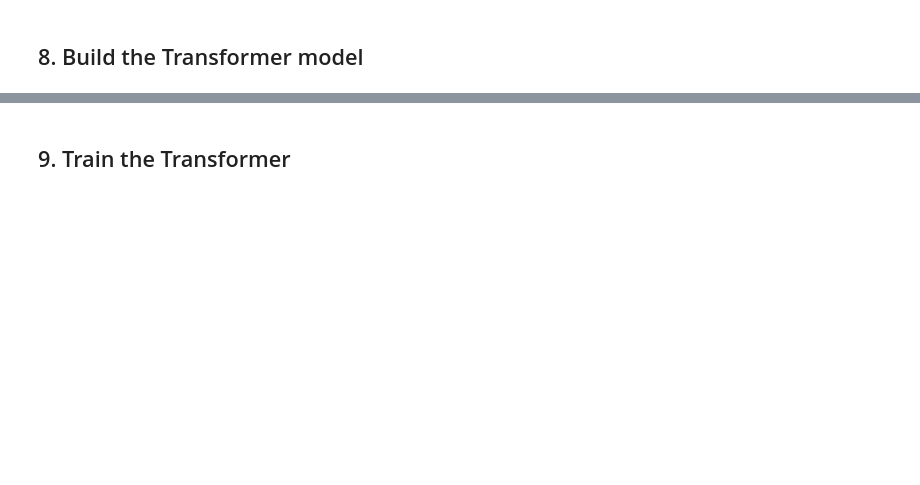
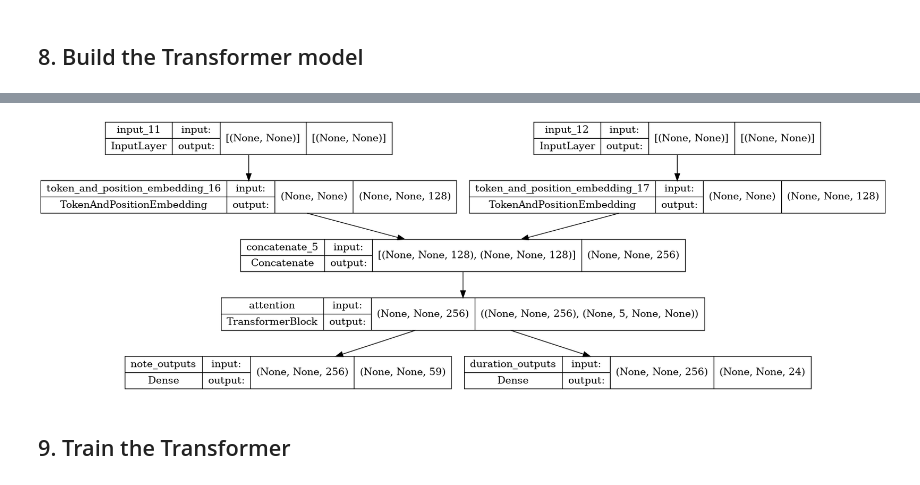
Before and after one commit to davidADSP/Generative_Deep_Learning_2nd_Edition, a Jupyter notebook: notebooks/music/bach-cello/train.ipynb, the cells around one changed output, grey strips where cells are left out. Cells and saved outputs as stored; diff of their text form; code cells hidden in the pictures; blank space fills up the shorter version.

```diff
--- a/notebooks/music/bach-cello/train.ipynb
+++ b/notebooks/music/bach-cello/train.ipynb
@@ -125,8 +110,9 @@ durations_seq_ds, durations_vectorize_layer, durations_vocab = create_dataset(du
 durations_vocab_size = len(durations_vocab)
 # %%
 # Display some token:note mappings
-for i, note in enumerate(notes_vocab[:10]):
+for i, note in enumerate(notes_vocab):
     print(f'{i}: {note}')
+print(len(notes_vocab))
 # %% [output]
 0:
 1: [UNK]
@@ -224,7 +217,7 @@ array([[1, 1, 1, 1, 1, 1, 1, 1, 1, 1],
 ## 6. Create a Transformer Block layer <a name="transformer"></a>
 # %%
 class TransformerBlock(keras.layers.Layer):
-    def __init__(self, num_heads, key_dim, embed_dim, ff_dim, name, dropout_rate=0.1):
+    def __init__(self, num_heads, key_dim, embed_dim, ff_dim, name, dropout_rate = DROPOUT_RATE):
         super(TransformerBlock, self).__init__(name = name)
         self.num_heads = num_heads
         self.key_dim = key_dim
@@ -294,9 +290,9 @@ class TokenAndPositionEmbedding(keras.layers.Layer):
 # %%
 note_inputs = keras.layers.Input(shape=(None,), dtype=tf.int32)
 durations_inputs = keras.layers.Input(shape=(None,), dtype=tf.int32)
-note_embeddings = TokenAndPositionEmbedding(MAX_LEN, notes_vocab_size, EMBEDDING_DIM)(note_inputs)
-duration_embeddings = TokenAndPositionEmbedding(MAX_LEN, durations_vocab_size, EMBEDDING_DIM)(durations_inputs)
-embeddings = keras.layers.Add()([note_embeddings, duration_embeddings])
+note_embeddings = TokenAndPositionEmbedding(notes_vocab_size, EMBEDDING_DIM // 2)(note_inputs)
+duration_embeddings = TokenAndPositionEmbedding(durations_vocab_size, EMBEDDING_DIM // 2)(durations_inputs)
+embeddings = keras.layers.Concatenate()([note_embeddings, duration_embeddings])
 x, attention_scores = TransformerBlock(N_HEADS, KEY_DIM, EMBEDDING_DIM, FEED_FORWARD_DIM, name = 'attention')(embeddings)
 note_outputs = keras.layers.Dense(notes_vocab_size, activation = 'softmax', name = 'note_outputs' )(x)
 duration_outputs = keras.layers.Dense(durations_vocab_size, activation = 'softmax' , name = 'duration_outputs')(x)
@@ -332,4 +328,11 @@ Trainable params: 939,249
 Non-trainable params: 0
 __________________________________________________________________________________________________
+# %%
+plot_model(model
+           , show_shapes=True
+           , show_layer_names=True
+        )
+# %% [output]
+[figure, added]
 # %%
 if LOAD_MODEL:
```
Also changed, not shown: parts of 20 cells of this notebook, 14 other files.
